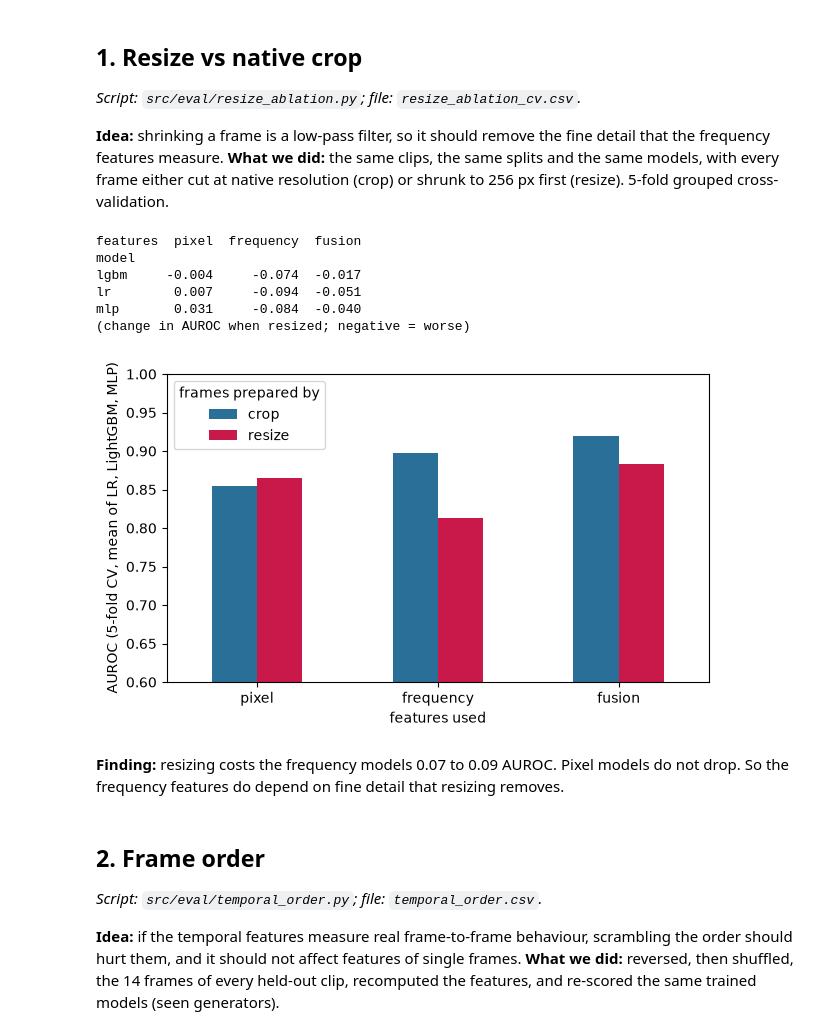
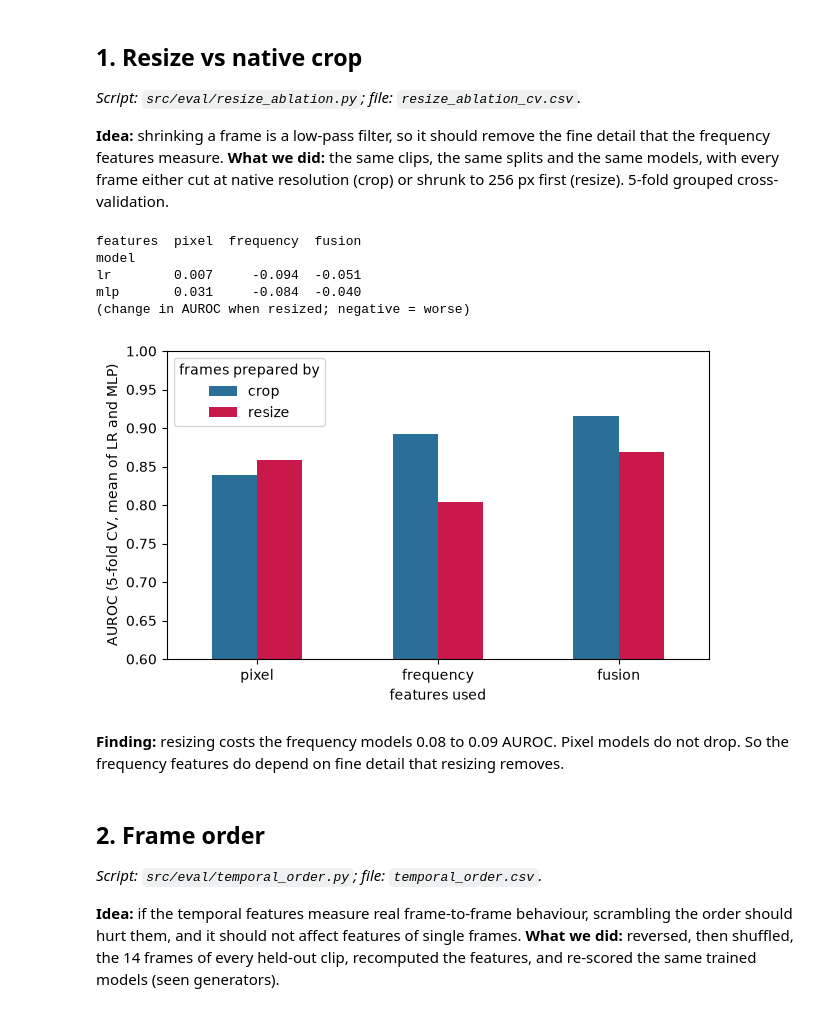
Before and after one commit to Astitva-Garg/Detection-of-AI-Generated-Video-via-Frequency-Domain, a Jupyter notebook: novelty.ipynb, the cells around one changed output. Drawn from its saved outputs; the diff is of its cells as text; code cells hidden in the pictures.

```diff
--- a/novelty.ipynb
+++ b/novelty.ipynb
@@ -26,23 +26,22 @@ from src.config import RESULTS
 # %%
 r = pd.read_csv(RESULTS / "resize_ablation_cv.csv")
 r["features"] = r.features.replace({"all": "frequency"})
-r = r[r.features.isin(["pixel", "frequency", "fusion"])]
+r = r[r.features.isin(["pixel", "frequency", "fusion"]) & (r.model != "lgbm")]
 
 print(r.pivot(index="model", columns="features", values="resize_minus_crop")[["pixel", "frequency", "fusion"]].to_string(),
       "\n(change in AUROC when resized; negative = worse)")
 ax = r.groupby("features")[["crop", "resize"]].mean().loc[["pixel", "frequency", "fusion"]].plot.bar(
     rot=0, ylim=(0.6, 1), color=["#2a6f97", "#c9184a"], figsize=(7, 4))
-ax.set(xlabel="features used", ylabel="AUROC (5-fold CV, mean of LR, LightGBM, MLP)"); ax.legend(title="frames prepared by");
+ax.set(xlabel="features used", ylabel="AUROC (5-fold CV, mean of LR and MLP)"); ax.legend(title="frames prepared by");
 # %% [output]
 features  pixel  frequency  fusion
 model
-lgbm     -0.004     -0.074  -0.017
 lr        0.007     -0.094  -0.051
 mlp       0.031     -0.084  -0.040
 (change in AUROC when resized; negative = worse)
-[figure, old version]
+[figure, new version]
 # %% [markdown]
-**Finding:** resizing costs the frequency models 0.07 to 0.09 AUROC. Pixel models do not drop. So the frequency features do depend on fine detail that resizing removes.
+**Finding:** resizing costs the frequency models 0.08 to 0.09 AUROC. Pixel models do not drop. So the frequency features do depend on fine detail that resizing removes.
 # %% [markdown]
 ## 2. Frame order
 
```
Also changed, not shown: parts of 4 cells of this notebook.
